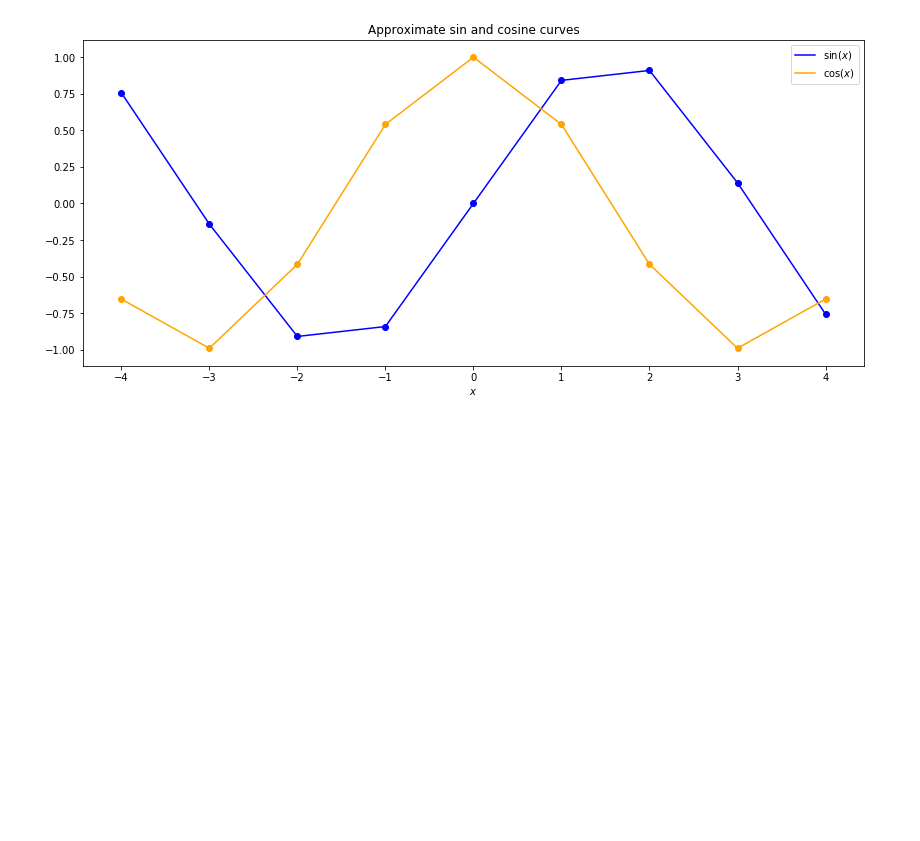
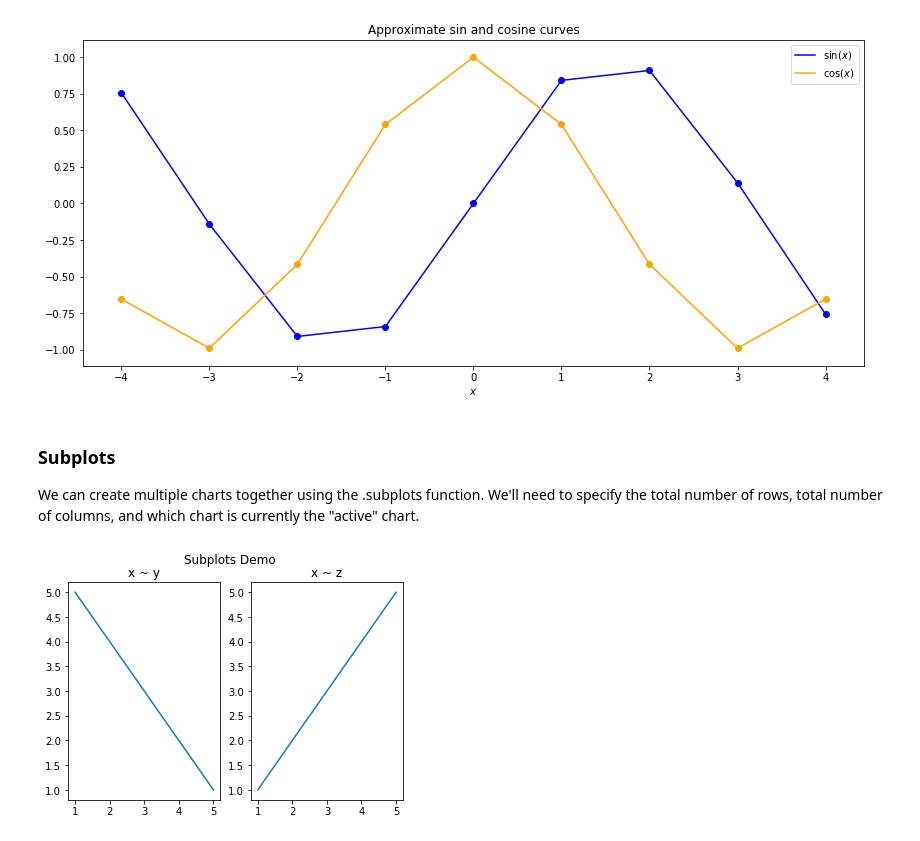
Before and after one commit to faithkane3/python-exercises, a Jupyter notebook: matplotlib.ipynb, the cells around one changed output. Drawn from its saved outputs; the diff is of its cells as text; code cells hidden in the pictures; blank space fills up the shorter version.

```diff
--- a/matplotlib.ipynb
+++ b/matplotlib.ipynb
@@ -203,3 +213,30 @@ plt.xlabel('$x$')
 plt.show()
 # %% [output]
 [figure]
+# %% [markdown]
+### Subplots
+
+We can create multiple charts together using the .subplots function. We'll need to specify the total number of rows, total number of columns, and which chart is currently the "active" chart.
+# %%
+n_rows = 1
+n_cols = 2
+
+# some data to play with
+x = [1, 2, 3, 4, 5]
+y = [5, 4, 3, 2, 1]
+z = [1, 2, 3, 4, 5]
+
+# plot the first subplot
+plt.subplot(n_rows, n_cols, 1)
+plt.plot(x, y)
+plt.title('x ~ y')
+
+# the second subplot
+plt.subplot(n_rows, n_cols, 2)
+plt.plot(x, z)
+plt.title('x ~ z')
+plt.suptitle("Subplots Demo") #overall title
+
+plt.show()
+# %% [output]
+[figure, added]
```
Also changed, not shown: parts of 15 cells of this notebook, 6 other files.
